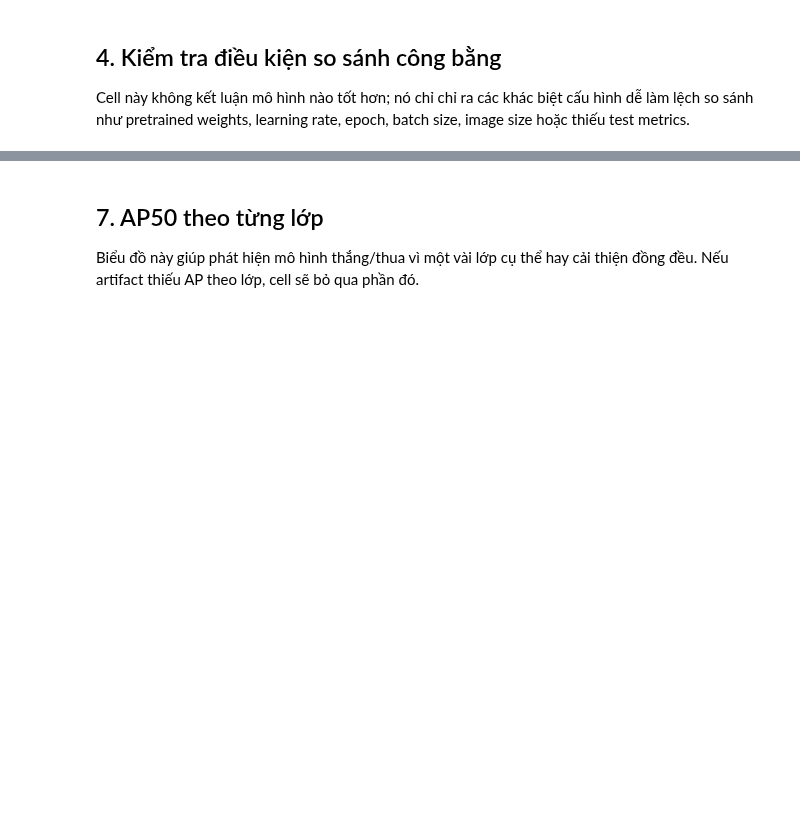
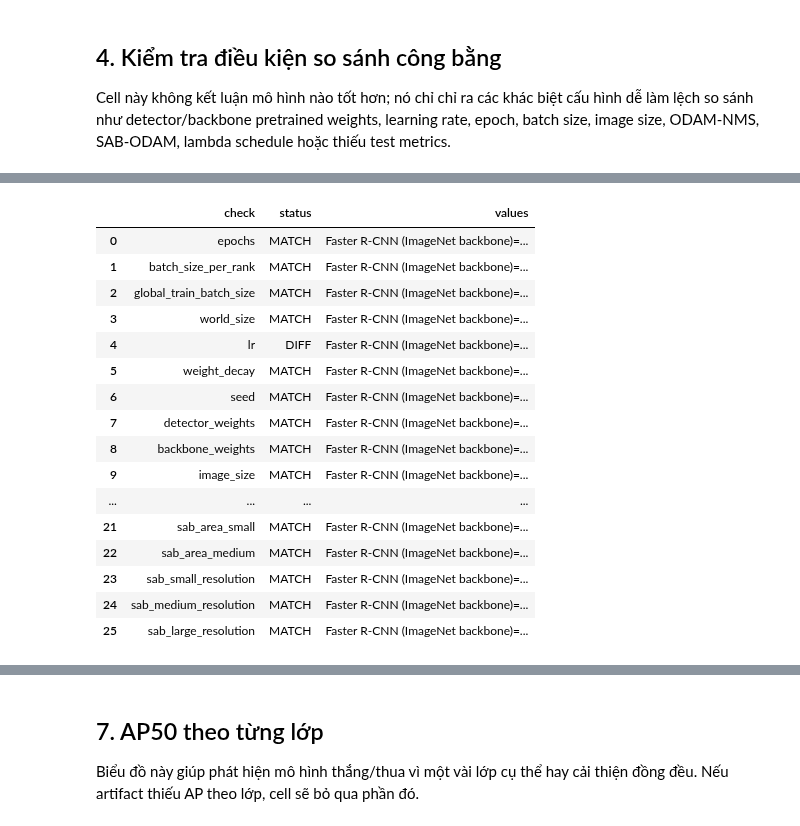
Before and after one commit to Thanhmay2406/xai-object-detection, a Jupyter notebook: notebooks/compare_training_results.ipynb, the cells around one changed output, grey strips where cells are left out. Drawn from its saved outputs; the diff is of its cells as text; code cells hidden in the pictures; blank space fills up the shorter version.

```diff
--- a/notebooks/compare_training_results.ipynb
+++ b/notebooks/compare_training_results.ipynb
@@ -389,7 +647,7 @@ else:
 # %% [markdown]
 ## 4. Kiểm tra điều kiện so sánh công bằng
 
-Cell này không kết luận mô hình nào tốt hơn; nó chỉ chỉ ra các khác biệt cấu hình dễ làm lệch so sánh như pretrained weights, learning rate, epoch, batch size, image size hoặc thiếu test metrics.
+Cell này không kết luận mô hình nào tốt hơn; nó chỉ chỉ ra các khác biệt cấu hình dễ làm lệch so sánh như detector/backbone pretrained weights, learning rate, epoch, batch size, image size, ODAM-NMS, SAB-ODAM, lambda schedule hoặc thiếu test metrics.
 # %%
 def nested_get(obj: dict[str, Any], *paths: str, default: Any = np.nan) -> Any:
     for path in paths:
@@ -408,6 +666,8 @@ def nested_get(obj: dict[str, Any], *paths: str, default: Any = np.nan) -> Any:
 
 def config_row(row: Any) -> dict[str, Any]:
     cfg = read_json(row.config_path)
+    detector_weights = nested_get(cfg, "arguments.weights", "args.weights")
+    backbone_weights = nested_get(cfg, "arguments.backbone_weights", "args.backbone_weights", "config.backbone_weights")
     return {
         "run": row.label,
         "run_path": row.run_path,
@@ -415,16 +675,32 @@ def config_row(row: Any) -> dict[str, Any]:
         "epochs": nested_get(cfg, "arguments.epochs", "args.epochs"),
         "batch_size_per_rank": nested_get(cfg, "batch_size_per_rank", "arguments.batch_size", "args.batch_size"),
         "global_train_batch_size": nested_get(cfg, "global_train_batch_size"),
+        "world_size": nested_get(cfg, "world_size"),
         "lr": nested_get(cfg, "arguments.lr", "args.lr"),
         "weight_decay": nested_get(cfg, "arguments.weight_decay", "args.weight_decay"),
         "seed": nested_get(cfg, "arguments.seed", "args.seed"),
         "device": nested_get(cfg, "device", "arguments.device", "args.device"),
         "amp_enabled": nested_get(cfg, "amp_enabled", "arguments.amp", "args.amp"),
-        "pretrained_weights": nested_get(cfg, "arguments.weights", "args.weights", "args.backbone_weights"),
+        "detector_weights": detector_weights,
+        "backbone_weights": backbone_weights,
+        "pretraining": f"detector={detector_weights}; backbone={backbone_weights}",
         "image_size": nested_get(cfg, "args.image_size", "arguments.min_size"),
         "max_size": nested_get(cfg, "arguments.max_size", "args.image_size"),
         "keep_empty": nested_get(cfg, "arguments.keep_empty", "args.keep_empty"),
+        "include_empty_categories": nested_get(cfg, "args.include_empty_categories"),
         "test_after_train": nested_get(cfg, "arguments.test_after_train", "args.test_after_train"),
+        "odam_nms": nested_get(cfg, "config.odam_nms", "args.odam_nms", default=False),
+        "odam_nms_low_threshold": nested_get(cfg, "config.odam_nms_low_threshold", "args.odam_nms_low_threshold"),
+        "odam_nms_high_threshold": nested_get(cfg, "config.odam_nms_high_threshold", "args.odam_nms_high_threshold"),
+        "odam_loss_weight": nested_get(cfg, "config.odam_loss_weight", "args.odam_loss_weight"),
+        "odam_loss_start_epoch": nested_get(cfg, "config.odam_loss_start_epoch", "args.odam_loss_start_epoch"),
+        "odam_loss_warmup_epochs": nested_get(cfg, "config.odam_loss_warmup_epochs", "args.odam_loss_warmup_epochs"),
+        "sab_odam": nested_get(cfg, "config.sab_odam", "args.sab_odam", default=False),
+        "sab_area_small": nested_get(cfg, "config.sab_area_small", "args.sab_area_small"),
+        "sab_area_medium": nested_get(cfg, "config.sab_area_medium", "args.sab_area_medium"),
+        "sab_small_resolution": nested_get(cfg, "config.sab_small_resolution", "args.sab_small_resolution"),
+        "sab_medium_resolution": nested_get(cfg, "config.sab_medium_resolution", "args.sab_medium_resolution"),
+        "sab_large_resolution": nested_get(cfg, "config.sab_large_resolution", "args.sab_large_resolution"),
     }
 
 
@@ -440,14 +716,29 @@ if not CONFIG_DF.empty:
         "epochs",
         "batch_size_per_rank",
         "global_train_batch_size",
+        "world_size",
         "lr",
         "weight_decay",
         "seed",
-        "pretrained_weights",
+        "detector_weights",
+        "backbone_weights",
         "image_size",
         "max_size",
         "keep_empty",
+        "include_empty_categories",
         "test_after_train",
+        "odam_nms",
+        "odam_nms_low_threshold",
+        "odam_nms_high_threshold",
+        "odam_loss_weight",
+        "odam_loss_start_epoch",
+        "odam_loss_warmup_epochs",
+        "sab_odam",
+        "sab_area_small",
+        "sab_area_medium",
+        "sab_small_resolution",
+        "sab_medium_resolution",
+        "sab_large_resolution",
     ]
     for column in comparable_cols:
         values = CONFIG_DF[["run", column]].dropna()
@@ -472,3 +763,4 @@ if CHECKS_DF.empty:
     print("No fairness checks available.")
 else:
     display(CHECKS_DF)
+# %% [output]
@@ -475,3 +773,20 @@ else:
+|  | check | status | values |
+| 0 | epochs | MATCH | Faster R-CNN (ImageNet backbone)=... |
+| 1 | batch_size_per_rank | MATCH | Faster R-CNN (ImageNet backbone)=... |
+| 2 | global_train_batch_size | MATCH | Faster R-CNN (ImageNet backbone)=... |
+| 3 | world_size | MATCH | Faster R-CNN (ImageNet backbone)=... |
+| 4 | lr | DIFF | Faster R-CNN (ImageNet backbone)=... |
+| 5 | weight_decay | MATCH | Faster R-CNN (ImageNet backbone)=... |
+| 6 | seed | MATCH | Faster R-CNN (ImageNet backbone)=... |
+| 7 | detector_weights | MATCH | Faster R-CNN (ImageNet backbone)=... |
+| 8 | backbone_weights | MATCH | Faster R-CNN (ImageNet backbone)=... |
+| 9 | image_size | MATCH | Faster R-CNN (ImageNet backbone)=... |
+| ... | ... | ... | ... |
+| 21 | sab_area_small | MATCH | Faster R-CNN (ImageNet backbone)=... |
+| 22 | sab_area_medium | MATCH | Faster R-CNN (ImageNet backbone)=... |
+| 23 | sab_small_resolution | MATCH | Faster R-CNN (ImageNet backbone)=... |
+| 24 | sab_medium_resolution | MATCH | Faster R-CNN (ImageNet backbone)=... |
+| 25 | sab_large_resolution | MATCH | Faster R-CNN (ImageNet backbone)=... |
 # %% [markdown]
 ## 5. Đường cong huấn luyện và validation
 
```
Also changed, not shown: parts of 16 cells of this notebook, 8 other files.
